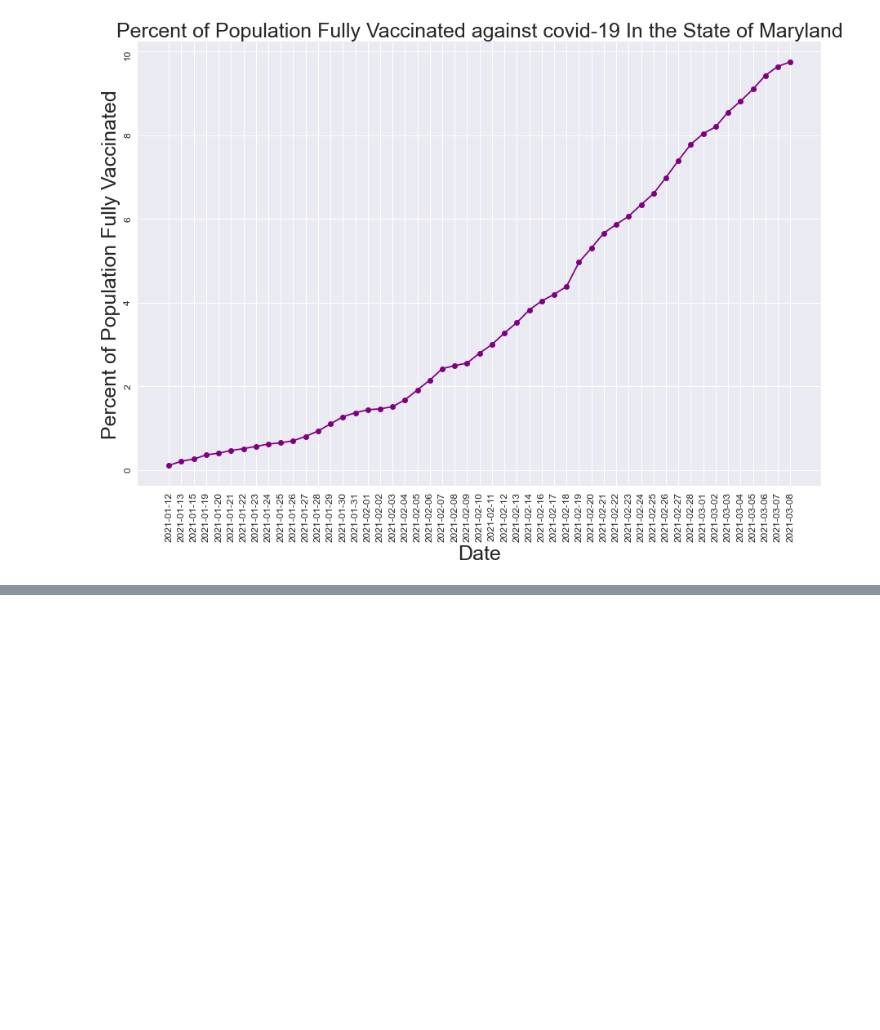
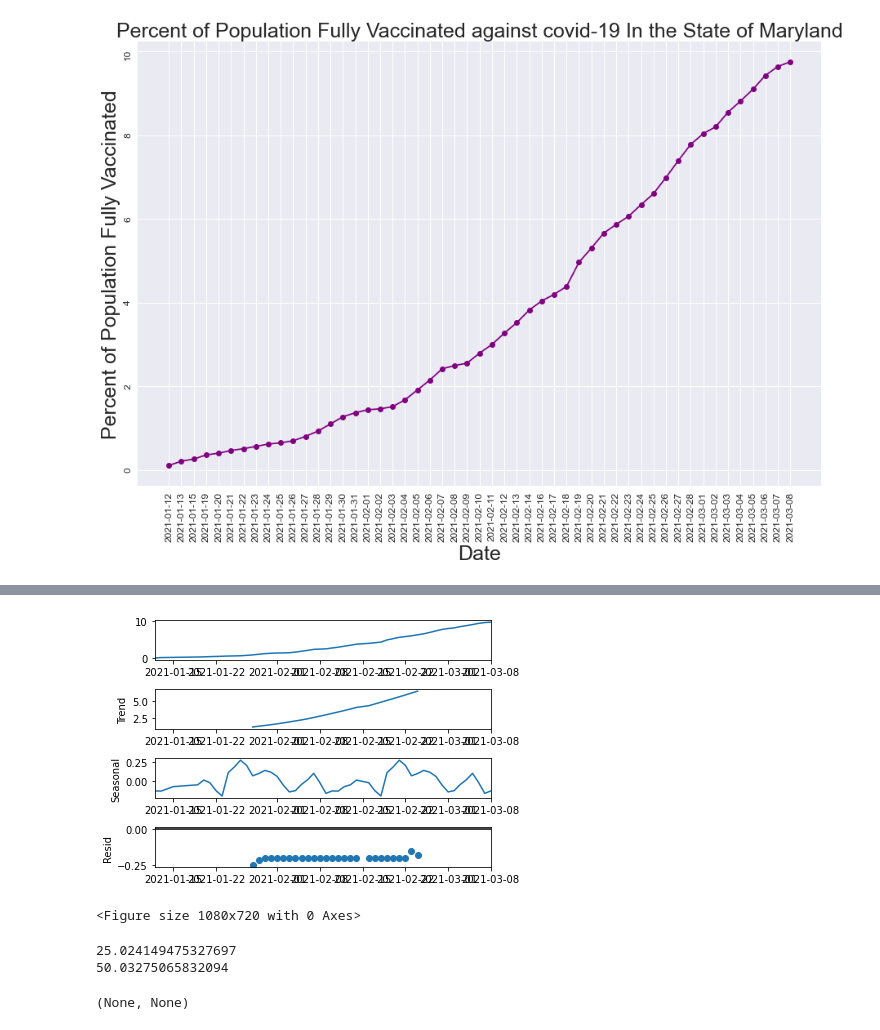
Before and after one commit to ccgrace/maryland_vaccination, a Jupyter notebook: Covid19-Vaccination-Analysis/Vaccionation_in_Maryland_starter.ipynb, the cells around one changed output, grey strips where cells are left out. Cells and saved outputs as stored; diff of their text form; code cells hidden in the pictures; blank space fills up the shorter version.

Commit message:
Update Vaccionation_in_Maryland_starter.ipynb
creates new branch and includes the prediction calculations.

```diff
--- a/Covid19-Vaccination-Analysis/Vaccionation_in_Maryland_starter.ipynb
+++ b/Covid19-Vaccination-Analysis/Vaccionation_in_Maryland_starter.ipynb
@@ -342,0 +355,7 @@ plt.tick_params(labelsize=12, rotation=90)
+# %%
+import pandas as pd
+
+#converts dtype in data column to date
+md_vaccinated_clean_date = md_vaccinated_clean.copy()
+md_vaccinated_clean_date["date"] = pd.to_datetime(md_vaccinated_clean_date["date"])
+md_vaccinated_clean_date.head()
@@ -342,0 +369,5 @@ plt.tick_params(labelsize=12, rotation=90)
+# %%
+#reduces dataframe to just date and percent of population and sets date as index
+time_phased = md_vaccinated_clean_date.set_index('date')
+time_phased = time_phased[['percent_of_population']]
+time_phased.head()
@@ -342,0 +382,23 @@ plt.tick_params(labelsize=12, rotation=90)
+# %%
+import statsmodels.api as sm
+
+#creates a decomposition of the data to inform the data behavior, indicates that the data has an increasing trend, is not seasonla, and has little noise.
+decomposition = sm.tsa.seasonal_decompose(time_phased, model='additive', period=25)
+fig = decomposition.plot()
+plt.figure(figsize=(15,10));
+# %% [output]
+[figure, added]
+<Figure size 1080x720 with 0 Axes>
+# %%
+from scipy import interpolate
+import numpy as np
+
+#creats a simple linear prediction for when, in days, full vaccination reaches 25% amd 50%
+x_axis_predict = np.arange(len(md_vaccinated_clean))
+y_axis_predict = md_vaccinated_clean['percent_of_population']
+f = interpolate.interp1d(x_axis_predict, y_axis_predict, fill_value='extrapolate')
+print(f(188)), print(f(414))
+# %% [output]
+25.024149475327697
+50.03275065832094
+(None, None)
```
Also changed, not shown: parts of 4 cells of this notebook.
